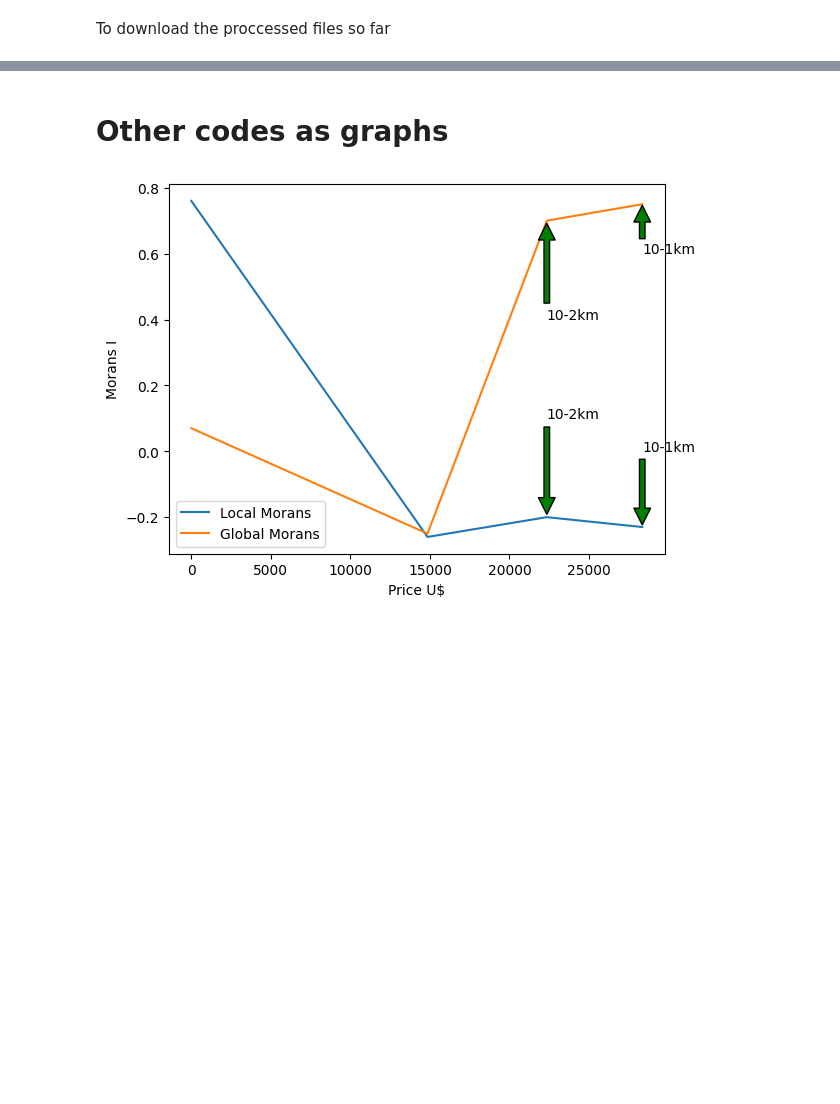
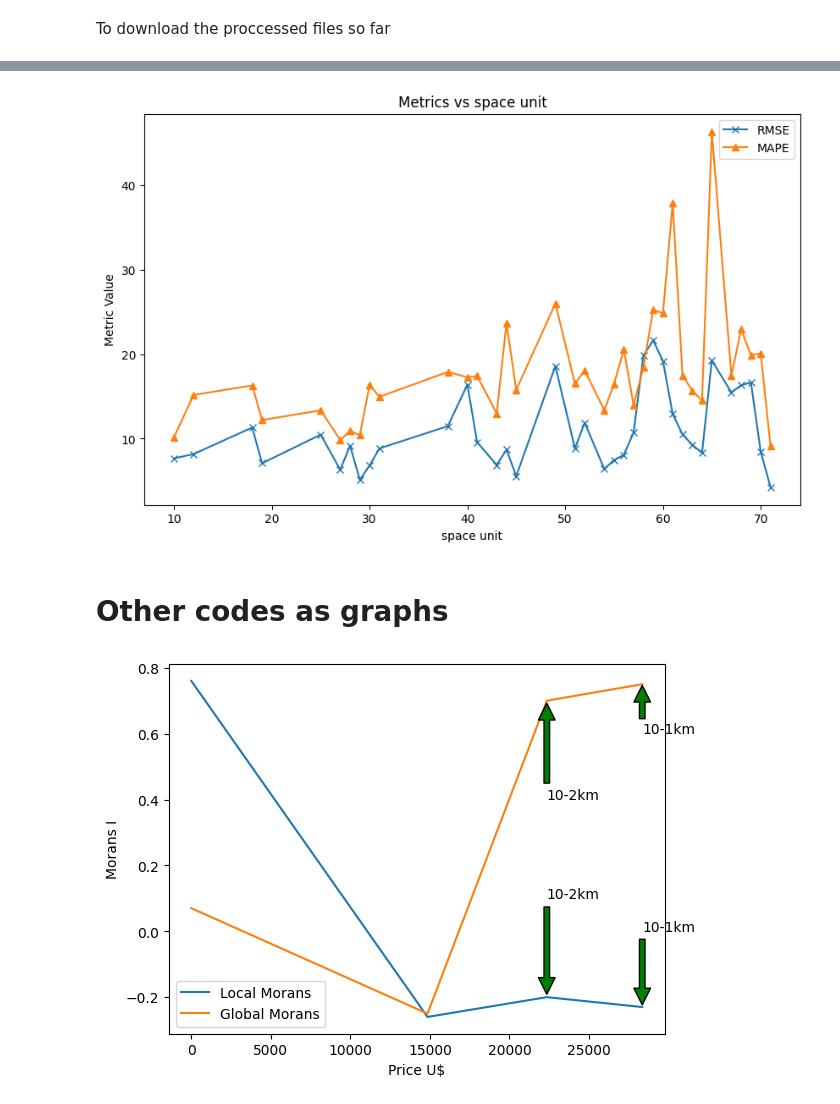
Before and after one commit to Leonild/TimeSeriesDataAnalysis, a Jupyter notebook: [PhD]TimeSeries.ipynb, the cells around one changed output, grey strips where cells are left out. Cells and saved outputs as stored; diff of their text form; code cells hidden in the pictures; blank space fills up the shorter version.

```diff
--- a/[PhD]TimeSeries.ipynb
+++ b/[PhD]TimeSeries.ipynb
@@ -556,3 +900,26 @@ To download the proccessed files so far
+# %%
+import pandas as pd
+import matplotlib.pyplot as plt
+
+df = pd.read_csv('/content/data_new/100km/arima_metrics.csv')
+
+# Plotting
+plt.figure(figsize=(10, 6))
+
+# Plot each metric as a separate line
+# plt.plot(df['w'], df['MSE'], label='MSE', marker='o')
+plt.plot(df['w'], df['RMSE'], label='RMSE', marker='x')
+plt.plot(df['w'], df['MAPE'], label='MAPE', marker='^')
+
+# Adding labels and title
+plt.xlabel('space unit')
+plt.ylabel('Metric Value')
+plt.title('Metrics vs space unit')
+plt.legend()
+
+plt.show()
+# %% [output]
+[figure, added]
 # %% [markdown]
 # Other codes as graphs
 # %%
```
Also changed, not shown: parts of 17 cells of this notebook.
